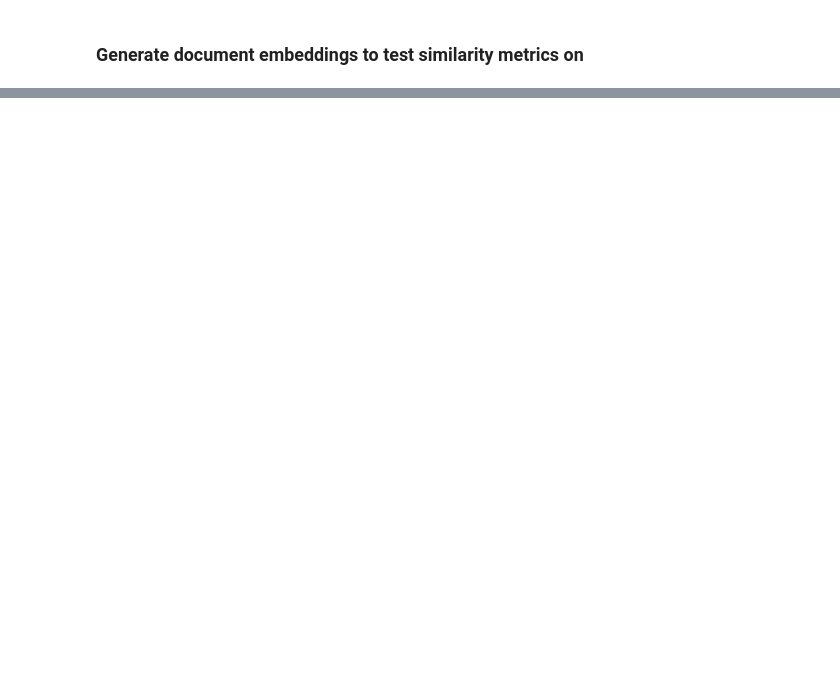
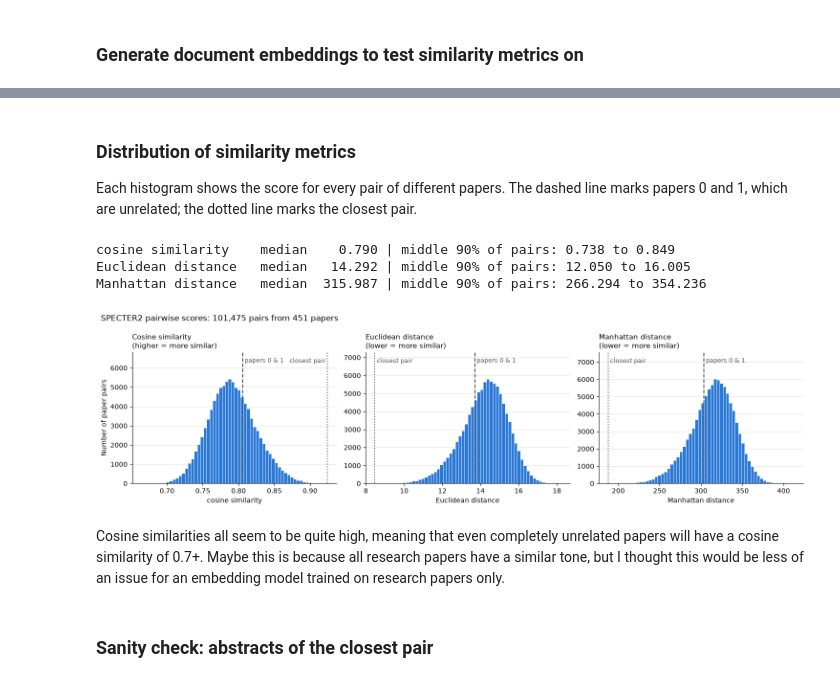
Before and after one commit to Nicccolas/science-network-evolution, a Jupyter notebook: Week1_notebook.ipynb, the cells around one changed output, grey strips where cells are left out. Cells and saved outputs as stored; diff of their text form; code cells hidden in the pictures; blank space fills up the shorter version.

```diff
--- a/Week1_notebook.ipynb
+++ b/Week1_notebook.ipynb
@@ -136,0 +206,18 @@ We also discussed how embeddings can be used to track change over time, such as
+# %%
+from transformers import AutoTokenizer
+
+specter_tokenizer = AutoTokenizer.from_pretrained("allenai/specter2_base")
+specter_texts = (works_clean["title"] + specter_tokenizer.sep_token + works_clean["abstract"]).tolist()
+
+# token counts without truncation, including the special tokens the models add
+minilm_lengths = np.array([len(embedding_model.tokenizer(text)["input_ids"]) for text in works_clean["abstract"]])
+specter_lengths = np.array([len(specter_tokenizer(text)["input_ids"]) for text in specter_texts])
+
+print(f"MiniLM (abstract only):            median {np.median(minilm_lengths):.0f} tokens, "
+      f"{(minilm_lengths > embedding_model.max_seq_length).mean():.1%} over its {embedding_model.max_seq_length}-token limit")
+print(f"SPECTER2 (title + [SEP] + abstract): median {np.median(specter_lengths):.0f} tokens, "
+      f"{(specter_lengths > 512).mean():.1%} over its 512-token limit")
+
+# if abstracts get longer over time, truncation would affect later years more
+print("\nShare of SPECTER2 inputs truncated, by year:")
+print(pd.Series(specter_lengths > 512).groupby(works_clean["publication_year"]).mean().round(3))
@@ -136,0 +313,46 @@ We also discussed how embeddings can be used to track change over time, such as
+# %% [markdown]
+### Distribution of similarity metrics
+Each histogram shows the score for every pair of different papers. The dashed line marks papers 0 and 1, which are unrelated; the dotted line marks the closest pair.
+# %%
+import matplotlib.pyplot as plt
+
+rows, cols = np.triu_indices(len(specter_embeddings), k=1)  # each pair of different papers once
+
+fig, axes = plt.subplots(1, 3, figsize=(15, 4.2))
+for ax, (name, matrix) in zip(axes, specter_matrices.items()):
+    higher_is_closer = name == "cosine similarity"
+    pair_values = matrix[rows, cols]
+    closest = pair_values.max() if higher_is_closer else pair_values.min()
+
+    ax.hist(pair_values, bins=60, color="#2a78d6", edgecolor="white", linewidth=0.6)
+    top = ax.get_ylim()[1]
+    ax.set_ylim(top=top * 1.2)  # headroom so the labels sit above the bars
+    for value, label, style in [(matrix[0, 1], "papers 0 & 1", "--"), (closest, "closest pair", ":")]:
+        ax.axvline(value, color="#52514e", linestyle=style, linewidth=1.5)
+        label_on_left = value == closest and higher_is_closer  # keep the edge label inside the plot
+        ax.text(value, top * 1.12, f" {label} ", ha="right" if label_on_left else "left",
+                va="center", color="#52514e", fontsize=9)
+
+    direction = "higher = more similar" if higher_is_closer else "lower = more similar"
+    ax.set_title(f"{name.capitalize()}\n({direction})", loc="left", fontsize=11)
+    ax.set_xlabel(name)
+    ax.spines[["top", "right"]].set_visible(False)
+    ax.grid(axis="y", color="#e5e4e0", linewidth=0.8)
+    ax.set_axisbelow(True)
+
+    print(f"{name:20s} median {np.median(pair_values):8.3f} | middle 90% of pairs: "
+          f"{np.percentile(pair_values, 5):.3f} to {np.percentile(pair_values, 95):.3f}")
+
+axes[0].set_ylabel("Number of paper pairs")
+fig.suptitle(f"SPECTER2 pairwise scores: {len(rows):,} pairs from {len(specter_embeddings)} papers", x=0.01, ha="left")
+fig.tight_layout()
+plt.show()
+# %% [output]
+cosine similarity    median    0.790 | middle 90% of pairs: 0.738 to 0.849
+Euclidean distance   median   14.292 | middle 90% of pairs: 12.050 to 16.005
+Manhattan distance   median  315.987 | middle 90% of pairs: 266.294 to 354.236
+[figure, added]
+# %% [markdown]
+Cosine similarities all seem to be quite high, meaning that even completely unrelated papers will have a cosine similarity of 0.7+. Maybe this is because all research papers have a similar tone, but I thought this would be less of an issue for an embedding model trained on research papers only.
+# %% [markdown]
+### Sanity check: abstracts of the closest pair
```
Also changed, not shown: parts of 35 cells of this notebook, 6 other files.
